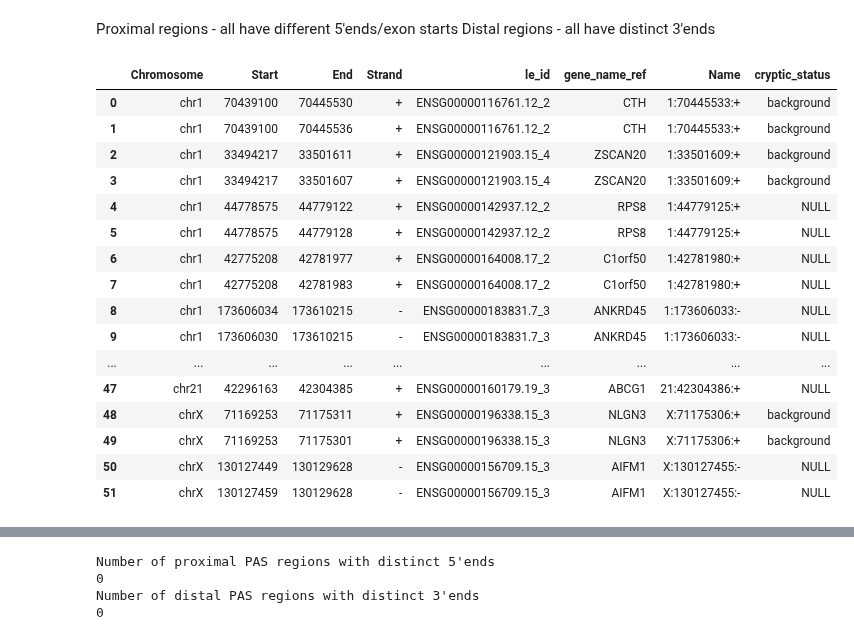
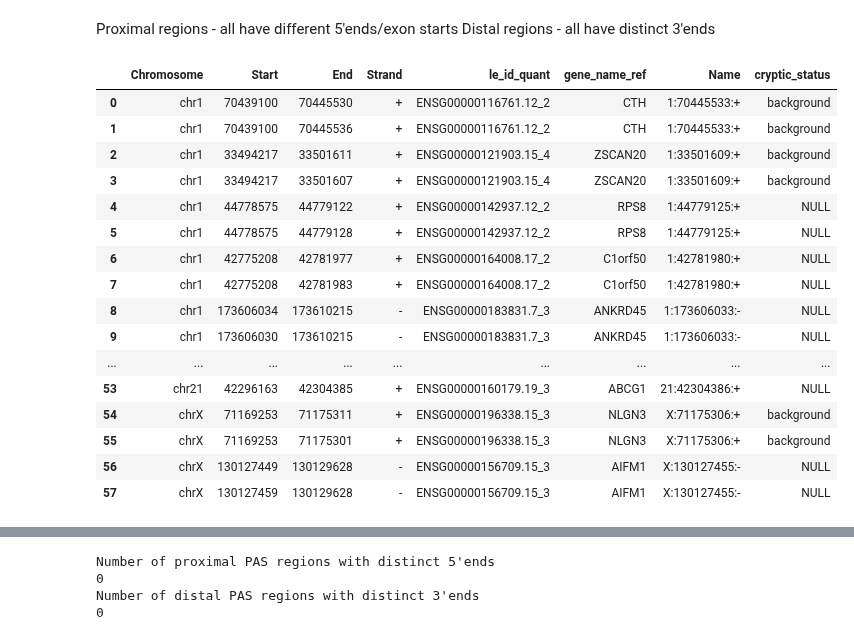
Before and after one commit to frattalab/tdp43-apa, a Jupyter notebook: motifs/notebooks/define_iclip_regions_d3utr.ipynb, the cells around one changed output, grey strips where cells are left out. Saved outputs shown, nothing was run; the diff lists cells and outputs as text; code cells hidden in the pictures.

```diff
--- a/motifs/notebooks/define_iclip_regions_d3utr.ipynb
+++ b/motifs/notebooks/define_iclip_regions_d3utr.ipynb
@@ -30,9 +30,7 @@ Strategy:
 # input novel last exons used to generate combined reference of last exons
 novel_le = pr.read_gtf("../data/papa/2023-03-29_papa_i3_cortical_upf1_zanovello_overlap_annotated.gtf")
 # dexseq results df (used to extract cryptic events of each class)
-dexseq_df = pd.read_csv("../data/papa/2023-05-24_i3_cortical_zanovello.all_datasets.dexseq_apa.results.processed.cleaned.tsv", sep="\t")
-
-cryptics_df = pd.read_csv("../../preprocessing/processed/cryptics_summary_all_events.tsv", sep="\t")
+dexseq_df = pd.read_csv("../data/papa/2023-12-10_i3_cortical_zanovello.all_datasets.dexseq_apa.results.processed.cleaned.tsv", sep="\t")
 
 # refeence GTF used to identify novel last exons, quantify vs ref
 ref_gtf = pr.read_gtf("../data/reference_filtered.gtf")
@@ -91,10 +89,10 @@ Index(['Chromosome', 'Source', 'Feature', 'Start', 'End', 'Score', 'Strand',
       dtype='object')
 # %%
 # summary df of cryptic events following manual validation of bleedthrough events
-cryptics_df = pd.read_csv("../../preprocessing/processed/cryptics_summary_all_events_bleedthrough_manual_validation.tsv", sep="\t")
+cryptics_df = pd.read_csv("../../preprocessing/processed/2023-12-10_cryptics_summary_all_events_bleedthrough_manual_validation.tsv", sep="\t")
 
 # load in IDs to remove entirely from analysis (remove as cryptic, but make sure nto included in overall background)
-with open("../../preprocessing/processed/cryptics_manual_validation_fail_le_ids.txt", "r") as infile:
+with open("../../preprocessing/processed/2023-12-10_cryptics_manual_validation_fail_le_ids.txt", "r") as infile:
     manual_validation_fail_ids = [line.rstrip("\n") for line in infile]
 
 # get a dict of set of le_ids in each case
@@ -474,9 +525,10 @@ Number of distal PAS regions with distinct 3'ends
 Proximal regions - all have different 5'ends/exon starts
 Distal regions - all have distinct 3'ends
 # %%
-novel_le_rep_d3utr.subset(lambda df: df.le_id.isin(novel_d3utr_dup_ids)).drop_duplicate_positions()[["le_id", "gene_name_ref", "Name", "cryptic_status"]]
+# look at duplicated extensions/distal PAS
+novel_le_rep_d3utr.subset(lambda df: df.le_id_quant.isin(novel_d3utr_dup_ids)).drop_duplicate_positions()[["le_id_quant", "gene_name_ref", "Name", "cryptic_status"]]
 # %% [output]
-|  | Chromosome | Start | End | Strand | le_id | gene_name_ref | Name | cryptic_status |
+|  | Chromosome | Start | End | Strand | le_id_quant | gene_name_ref | Name | cryptic_status |
 | 0 | chr1 | 70439100 | 70445530 | + | ENSG00000116761.12_2 | CTH | 1:70445533:+ | background |
 | 1 | chr1 | 70439100 | 70445536 | + | ENSG00000116761.12_2 | CTH | 1:70445533:+ | background |
 | 2 | chr1 | 33494217 | 33501611 | + | ENSG00000121903.15_4 | ZSCAN20 | 1:33501609:+ | background |
@@ -488,8 +540,8 @@ novel_le_rep_d3utr.subset(lambda df: df.le_id.isin(novel_d3utr_dup_ids)).drop_du
 | 8 | chr1 | 173606034 | 173610215 | - | ENSG00000183831.7_3 | ANKRD45 | 1:173606033:- | NULL |
 | 9 | chr1 | 173606030 | 173610215 | - | ENSG00000183831.7_3 | ANKRD45 | 1:173606033:- | NULL |
 | ... | ... | ... | ... | ... | ... | ... | ... | ... |
-| 47 | chr21 | 42296163 | 42304385 | + | ENSG00000160179.19_3 | ABCG1 | 21:42304386:+ | NULL |
-| 48 | chrX | 71169253 | 71175311 | + | ENSG00000196338.15_3 | NLGN3 | X:71175306:+ | background |
-| 49 | chrX | 71169253 | 71175301 | + | ENSG00000196338.15_3 | NLGN3 | X:71175306:+ | background |
-| 50 | chrX | 130127449 | 130129628 | - | ENSG00000156709.15_3 | AIFM1 | X:130127455:- | NULL |
-| 51 | chrX | 130127459 | 130129628 | - | ENSG00000156709.15_3 | AIFM1 | X:130127455:- | NULL |
+| 53 | chr21 | 42296163 | 42304385 | + | ENSG00000160179.19_3 | ABCG1 | 21:42304386:+ | NULL |
+| 54 | chrX | 71169253 | 71175311 | + | ENSG00000196338.15_3 | NLGN3 | X:71175306:+ | background |
+| 55 | chrX | 71169253 | 71175301 | + | ENSG00000196338.15_3 | NLGN3 | X:71175306:+ | background |
+| 56 | chrX | 130127449 | 130129628 | - | ENSG00000156709.15_3 | AIFM1 | X:130127455:- | NULL |
+| 57 | chrX | 130127459 | 130129628 | - | ENSG00000156709.15_3 | AIFM1 | X:130127455:- | NULL |
```
Also changed, not shown: parts of 26 cells of this notebook.
